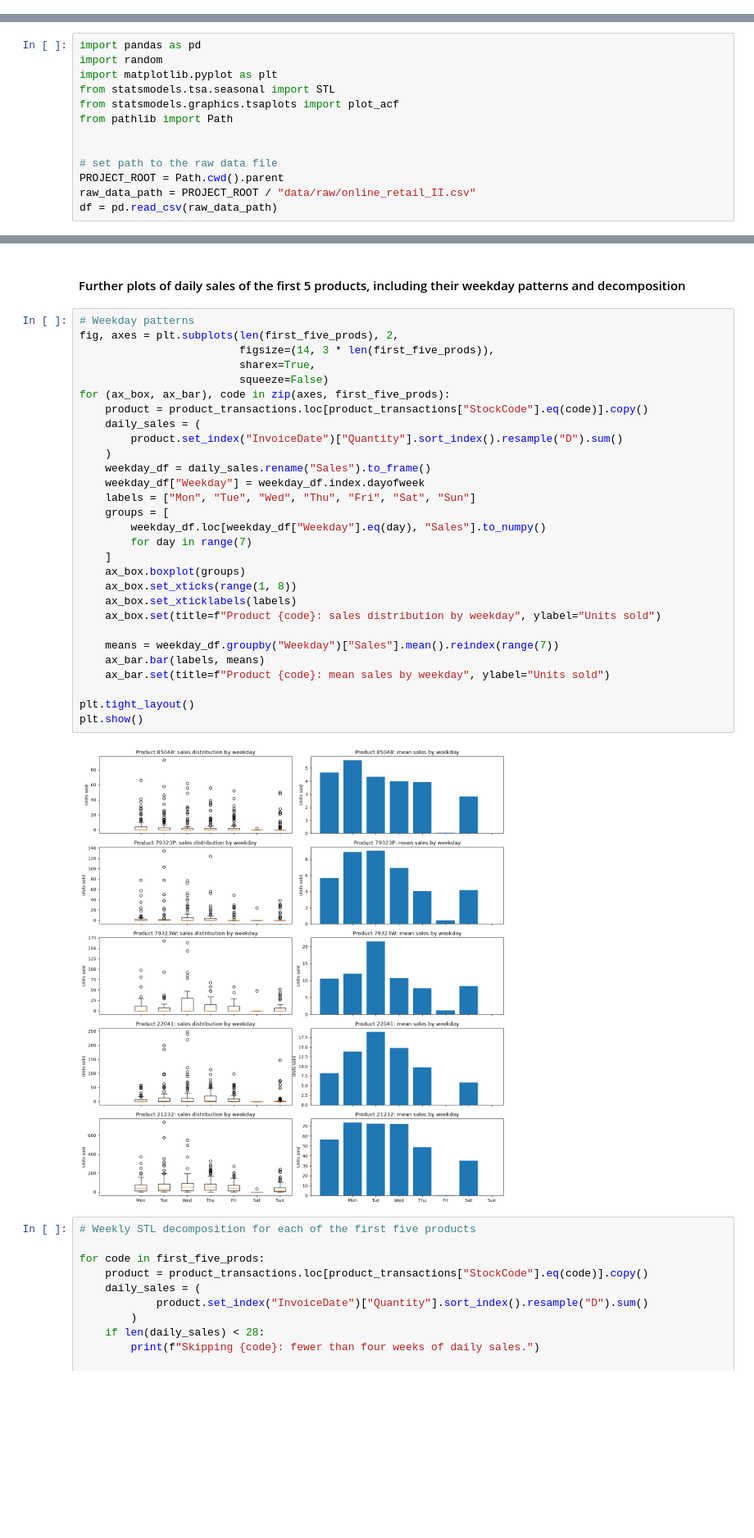
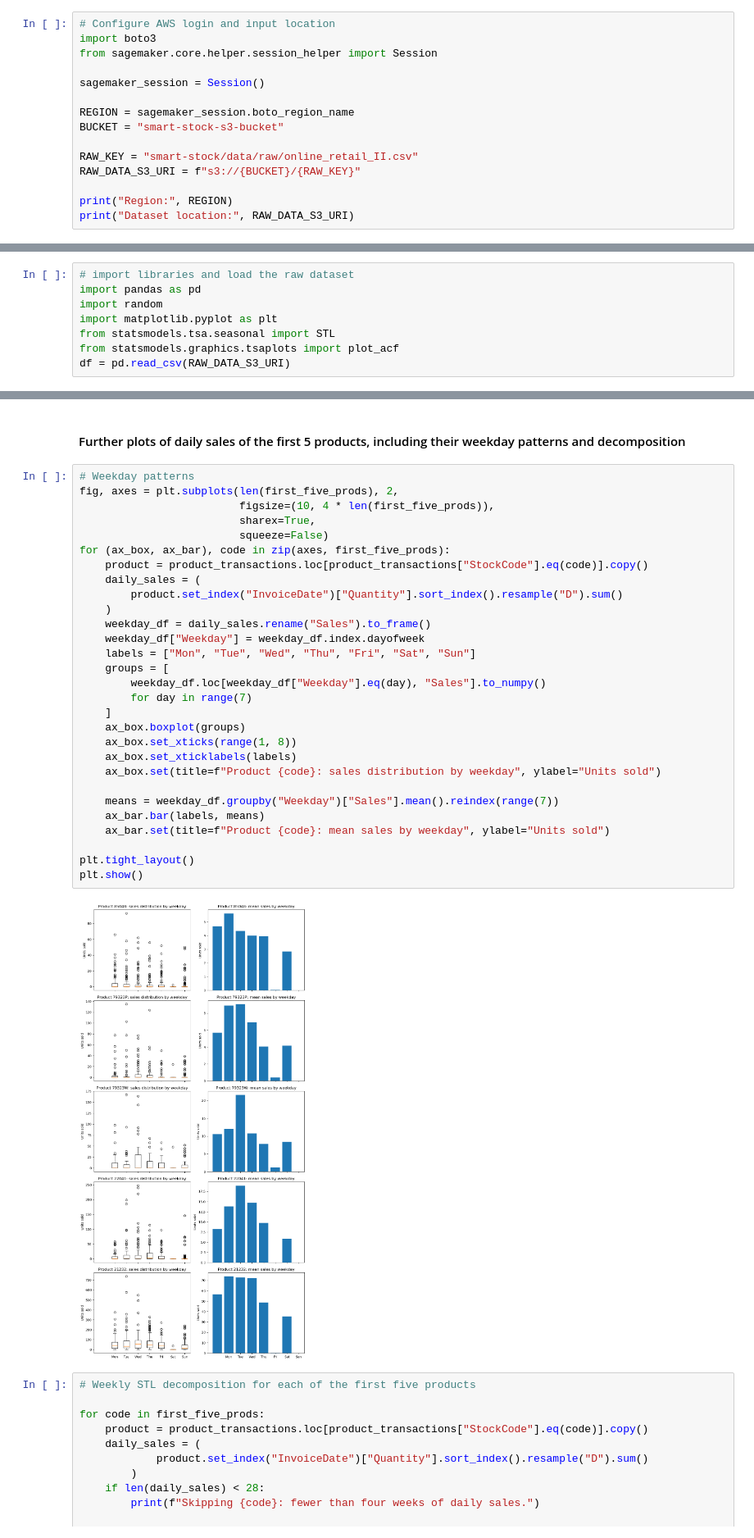
Before and after one commit to pboneza/smart-stock, a Jupyter notebook: notebooks/01_data_exploration.ipynb, the cells around one changed output, grey strips where cells are left out. Shown at 82% size. Saved outputs shown, nothing was run; the diff lists cells and outputs as text; blank space fills up the shorter version.

```diff
--- a/notebooks/01_data_exploration.ipynb
+++ b/notebooks/01_data_exploration.ipynb
@@ -3,0 +33,15 @@ This notebook explores the retail transaction dataset to assess data quality and
+# %%
+# Configure AWS login and input location
+import boto3
+from sagemaker.core.helper.session_helper import Session
+
+sagemaker_session = Session()
+
+REGION = sagemaker_session.boto_region_name
+BUCKET = "smart-stock-s3-bucket"
+
+RAW_KEY = "smart-stock/data/raw/online_retail_II.csv"
+RAW_DATA_S3_URI = f"s3://{BUCKET}/{RAW_KEY}"
+
+print("Region:", REGION)
+print("Dataset location:", RAW_DATA_S3_URI)
@@ -4,16 +51,11 @@ This notebook explores the retail transaction dataset to assess data quality and
 # %%
+# import libraries and load the raw dataset
 import pandas as pd
 import random
 import matplotlib.pyplot as plt
 from statsmodels.tsa.seasonal import STL
 from statsmodels.graphics.tsaplots import plot_acf
-from pathlib import Path
-
-
-# set path to the raw data file
-PROJECT_ROOT = Path.cwd().parent
-raw_data_path = PROJECT_ROOT / "data/raw/online_retail_II.csv"
-df = pd.read_csv(raw_data_path)
+df = pd.read_csv(RAW_DATA_S3_URI)
 # %%
 # First five rows
 
@@ -283,34 +324,34 @@ plt.show()
 # %%
 # Weekday patterns
 fig, axes = plt.subplots(len(first_five_prods), 2,
-                         figsize=(14, 3 * len(first_five_prods)),
+                         figsize=(10, 4 * len(first_five_prods)),
                          sharex=True,
                          squeeze=False)
 for (ax_box, ax_bar), code in zip(axes, first_five_prods):
     product = product_transactions.loc[product_transactions["StockCode"].eq(code)].copy()
     daily_sales = (
         product.set_index("InvoiceDate")["Quantity"].sort_index().resample("D").sum()
     )
     weekday_df = daily_sales.rename("Sales").to_frame()
     weekday_df["Weekday"] = weekday_df.index.dayofweek
     labels = ["Mon", "Tue", "Wed", "Thu", "Fri", "Sat", "Sun"]
     groups = [
         weekday_df.loc[weekday_df["Weekday"].eq(day), "Sales"].to_numpy()
         for day in range(7)
     ]
     ax_box.boxplot(groups)
     ax_box.set_xticks(range(1, 8))
     ax_box.set_xticklabels(labels)
     ax_box.set(title=f"Product {code}: sales distribution by weekday", ylabel="Units sold")
 
     means = weekday_df.groupby("Weekday")["Sales"].mean().reindex(range(7))
     ax_bar.bar(labels, means)
     ax_bar.set(title=f"Product {code}: mean sales by weekday", ylabel="Units sold")
 
 plt.tight_layout()
 plt.show()
 # %% [output]
-[figure, old version]
+[figure, new version]
 # %%
 # Weekly STL decomposition for each of the first five products
 
```
Also changed, not shown: parts of 15 cells of this notebook.
